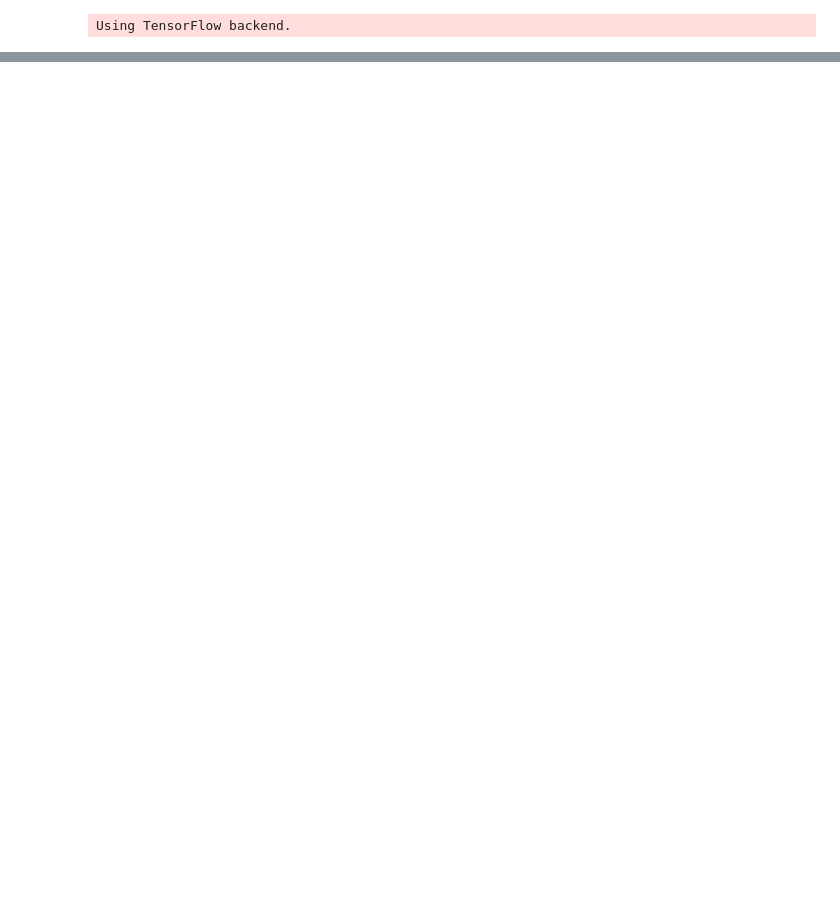
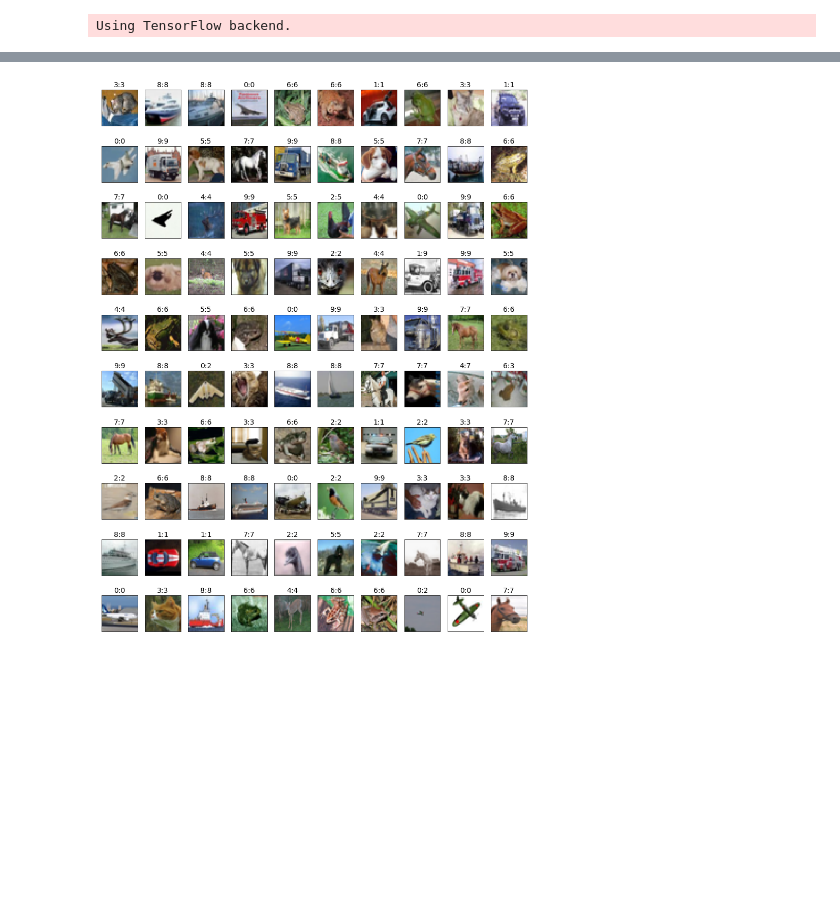
Before and after one commit to makaishi2/NeuNetS-sample, a Jupyter notebook: notebook/neunets-model.ipynb, the cells around one changed output, grey strips where cells are left out. Cells and saved outputs as stored; diff of their text form; code cells hidden in the pictures; blank space fills up the shorter version.

```diff
--- a/notebook/neunets-model.ipynb
+++ b/notebook/neunets-model.ipynb
@@ -10,6 +10,18 @@
 !conda install graphviz -y
 # %%
 from keras.models import load_model
-model = load_model('../model/keras_model.hdf5')
+model = load_model('keras_model.hdf5')
 # %% [output]
 Using TensorFlow backend.
+# %%
+from keras.datasets import cifar10
+(x_train, y_train), (x_test, y_test) = cifar10.load_data()
+# %%
+import numpy as np
+x = x_test/255.0
+mean = np.mean(x)
+std = np.std(x)
+x = (x - mean)/std
+yt = y_test.ravel()
+predict = model.predict(x)
+yp = np.argmax(predict, axis=1).ravel()
@@ -16,3 +79,27 @@ Using TensorFlow backend.
+# %%
+# データ内容の確認
+import matplotlib.pyplot as plt
+N = 100
+indexes = range(N)
+
+# x_orgの選択結果表示 (白黒反転)
+x_selected = x_test[indexes]
+y_selected = yt[indexes]
+
+# 予測値の計算
+yp_test = yp[indexes]
+
+# グラフ表示
+plt.figure(figsize=(15, 20))
+for i in range(N):
+    ax = plt.subplot(10, 10, i + 1)
+    plt.imshow(x_selected[i])
+    ax.set_title('%d:%d' % (y_selected[i], yp_test[i]),fontsize=14 )
+    ax.get_xaxis().set_visible(False)
+    ax.get_yaxis().set_visible(False)
+plt.show()
+# %% [output]
+[figure, added]
 # %%
 from keras.utils import plot_model
 from PIL import Image
```
Also changed, not shown: parts of 5 cells of this notebook, 1 other file.
